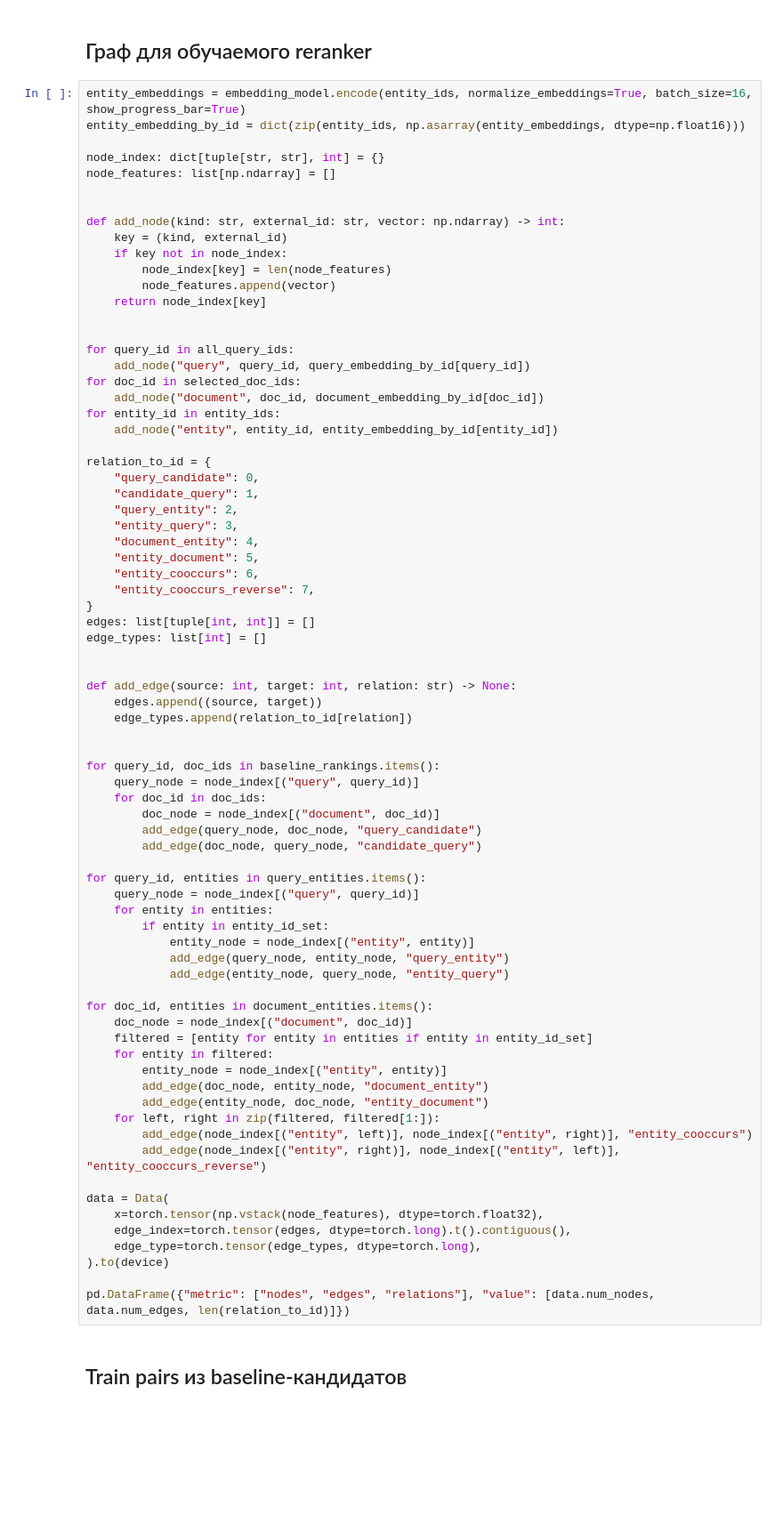
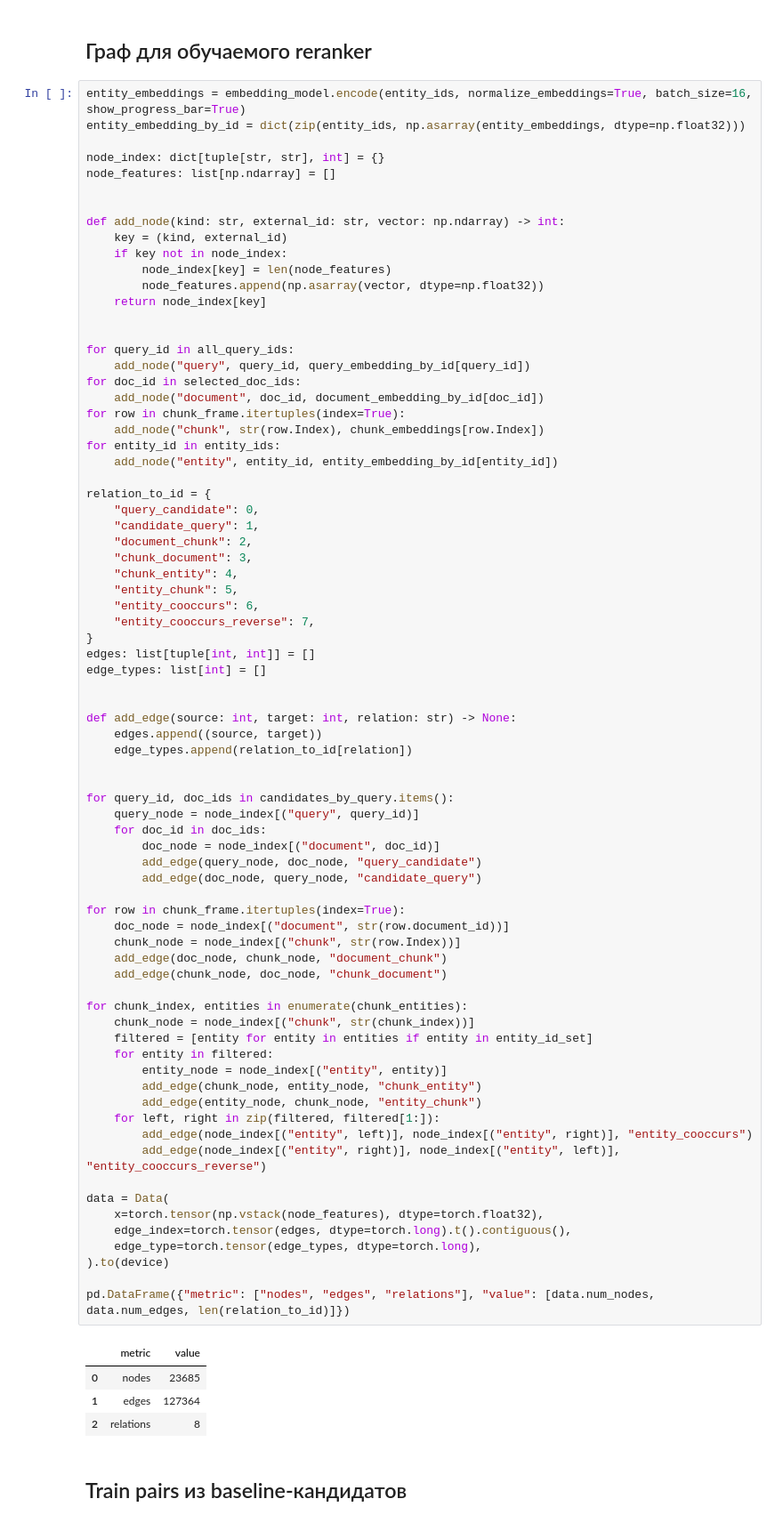
Before and after one commit to Xiandec/SciGuide, a Jupyter notebook: notebooks/scifact_graph_models.ipynb, the cells around one changed output. Shown at 89% size. Drawn from its saved outputs; the diff is of its cells as text; blank space fills up the shorter version.

```diff
--- a/notebooks/scifact_graph_models.ipynb
+++ b/notebooks/scifact_graph_models.ipynb
@@ -274,7 +444,7 @@ pd.DataFrame([baseline_test_metrics])
 ## Граф для обучаемого reranker
 # %%
 entity_embeddings = embedding_model.encode(entity_ids, normalize_embeddings=True, batch_size=16, show_progress_bar=True)
-entity_embedding_by_id = dict(zip(entity_ids, np.asarray(entity_embeddings, dtype=np.float16)))
+entity_embedding_by_id = dict(zip(entity_ids, np.asarray(entity_embeddings, dtype=np.float32)))
 
 node_index: dict[tuple[str, str], int] = {}
 node_features: list[np.ndarray] = []
@@ -284,7 +454,7 @@ def add_node(kind: str, external_id: str, vector: np.ndarray) -> int:
     key = (kind, external_id)
     if key not in node_index:
         node_index[key] = len(node_features)
-        node_features.append(vector)
+        node_features.append(np.asarray(vector, dtype=np.float32))
     return node_index[key]
 
 
@@ -292,61 +462,66 @@ for query_id in all_query_ids:
     add_node("query", query_id, query_embedding_by_id[query_id])
 for doc_id in selected_doc_ids:
     add_node("document", doc_id, document_embedding_by_id[doc_id])
+for row in chunk_frame.itertuples(index=True):
+    add_node("chunk", str(row.Index), chunk_embeddings[row.Index])
 for entity_id in entity_ids:
     add_node("entity", entity_id, entity_embedding_by_id[entity_id])
 
 relation_to_id = {
     "query_candidate": 0,
     "candidate_query": 1,
-    "query_entity": 2,
-    "entity_query": 3,
-    "document_entity": 4,
-    "entity_document": 5,
+    "document_chunk": 2,
+    "chunk_document": 3,
+    "chunk_entity": 4,
+    "entity_chunk": 5,
     "entity_cooccurs": 6,
     "entity_cooccurs_reverse": 7,
 }
 edges: list[tuple[int, int]] = []
 edge_types: list[int] = []
 
 
 def add_edge(source: int, target: int, relation: str) -> None:
     edges.append((source, target))
     edge_types.append(relation_to_id[relation])
 
 
-for query_id, doc_ids in baseline_rankings.items():
+for query_id, doc_ids in candidates_by_query.items():
     query_node = node_index[("query", query_id)]
     for doc_id in doc_ids:
         doc_node = node_index[("document", doc_id)]
         add_edge(query_node, doc_node, "query_candidate")
         add_edge(doc_node, query_node, "candidate_query")
 
-for query_id, entities in query_entities.items():
-    query_node = node_index[("query", query_id)]
-    for entity in entities:
-        if entity in entity_id_set:
-            entity_node = node_index[("entity", entity)]
-            add_edge(query_node, entity_node, "query_entity")
-            add_edge(entity_node, query_node, "entity_query")
+for row in chunk_frame.itertuples(index=True):
+    doc_node = node_index[("document", str(row.document_id))]
+    chunk_node = node_index[("chunk", str(row.Index))]
+    add_edge(doc_node, chunk_node, "document_chunk")
+    add_edge(chunk_node, doc_node, "chunk_document")
 
-for doc_id, entities in document_entities.items():
-    doc_node = node_index[("document", doc_id)]
+for chunk_index, entities in enumerate(chunk_entities):
+    chunk_node = node_index[("chunk", str(chunk_index))]
     filtered = [entity for entity in entities if entity in entity_id_set]
     for entity in filtered:
         entity_node = node_index[("entity", entity)]
-        add_edge(doc_node, entity_node, "document_entity")
-        add_edge(entity_node, doc_node, "entity_document")
+        add_edge(chunk_node, entity_node, "chunk_entity")
+        add_edge(entity_node, chunk_node, "entity_chunk")
     for left, right in zip(filtered, filtered[1:]):
         add_edge(node_index[("entity", left)], node_index[("entity", right)], "entity_cooccurs")
         add_edge(node_index[("entity", right)], node_index[("entity", left)], "entity_cooccurs_reverse")
 
 data = Data(
     x=torch.tensor(np.vstack(node_features), dtype=torch.float32),
     edge_index=torch.tensor(edges, dtype=torch.long).t().contiguous(),
     edge_type=torch.tensor(edge_types, dtype=torch.long),
 ).to(device)
 
 pd.DataFrame({"metric": ["nodes", "edges", "relations"], "value": [data.num_nodes, data.num_edges, len(relation_to_id)]})
+# %% [output]
+|  | metric | value |
+| 0 | nodes | 23685 |
+| 1 | edges | 127364 |
+| 2 | relations | 8 |
 # %% [markdown]
 ## Train pairs из baseline-кандидатов
 # %%
```
Also changed, not shown: parts of 14 cells of this notebook.
